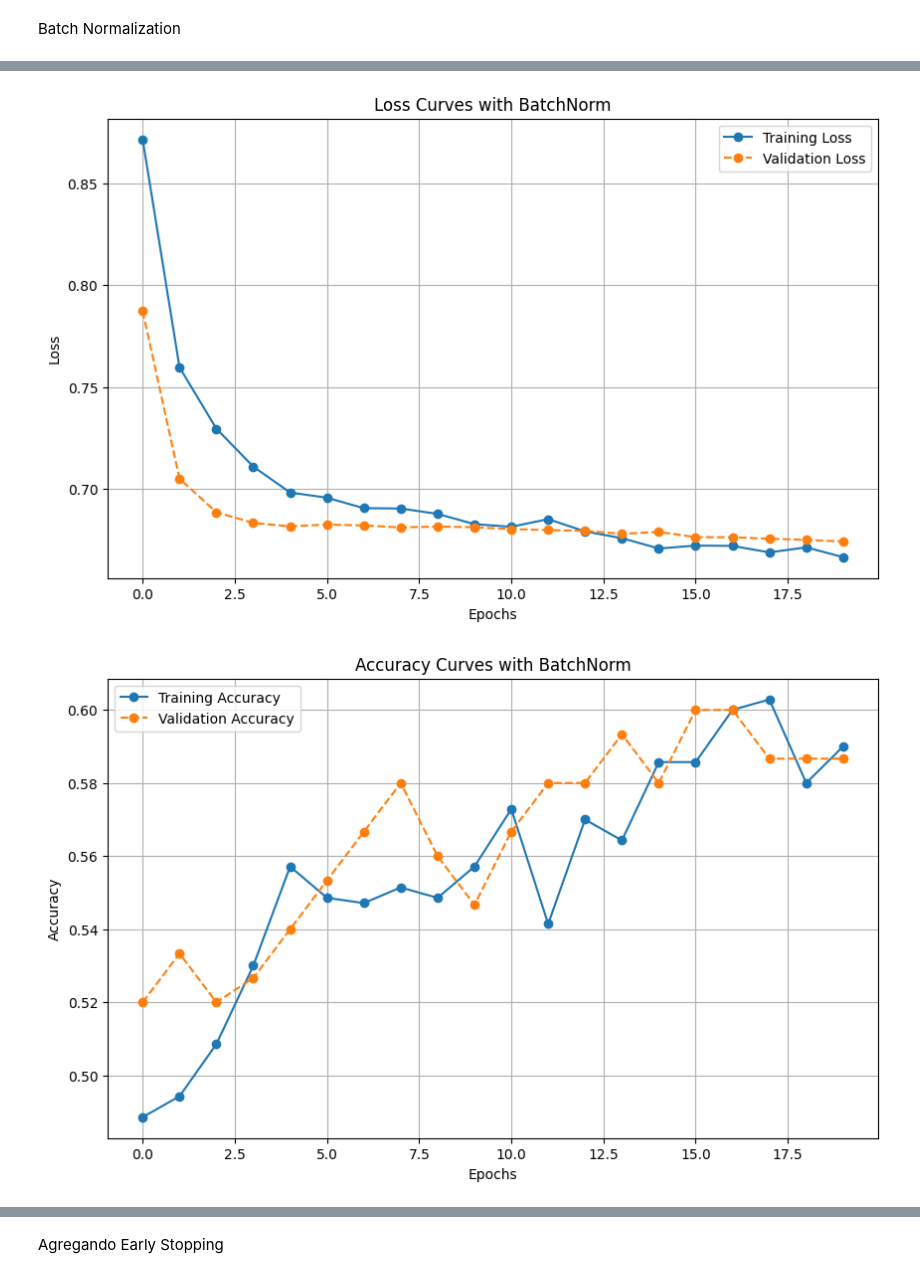
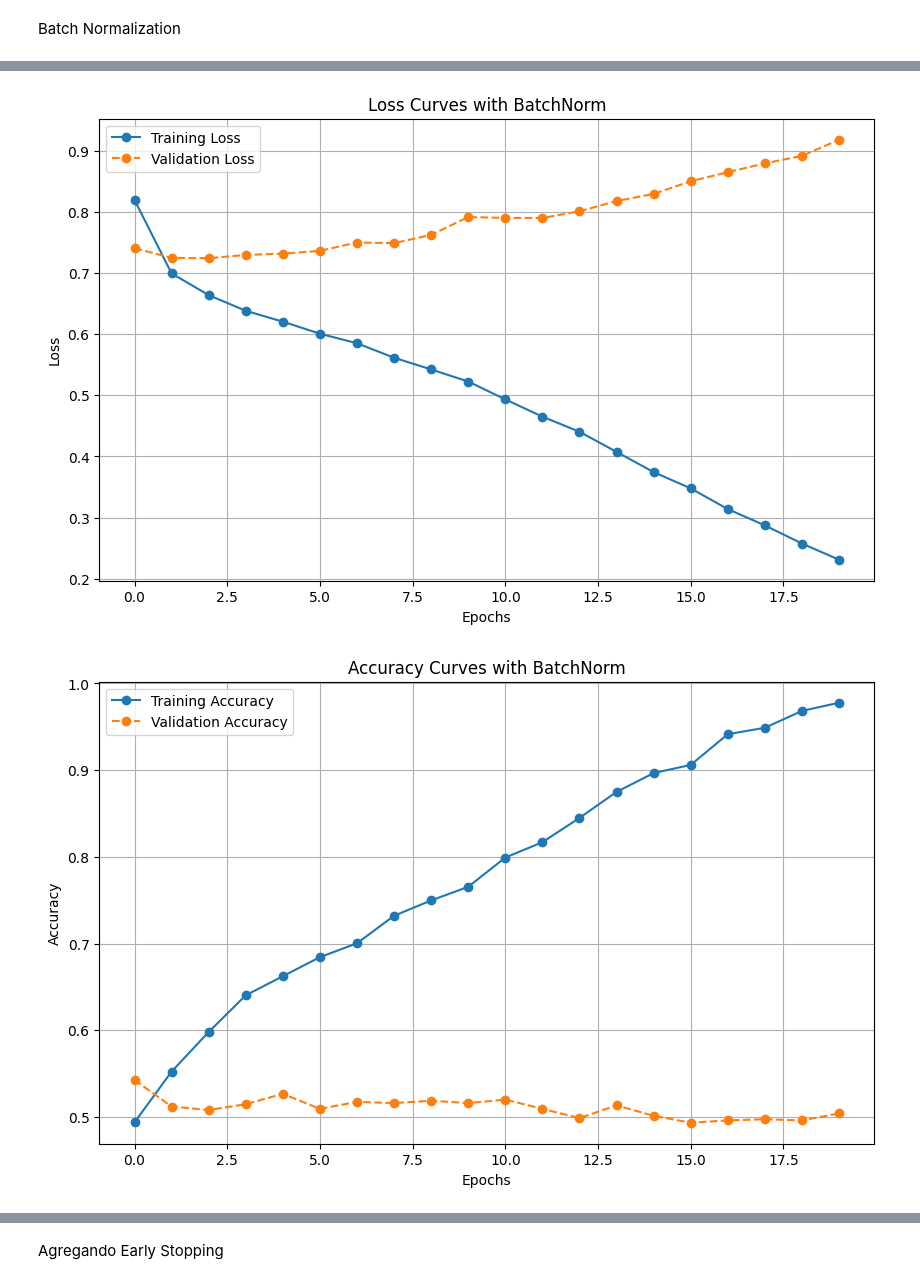
Before and after one commit to antargi/deeplearningfundamentals, a Jupyter notebook: lab1_try1.ipynb, the cells around one changed output, grey strips where cells are left out. Saved outputs shown, nothing was run; the diff lists cells and outputs as text; code cells hidden in the pictures.

```diff
--- a/lab1_try1.ipynb
+++ b/lab1_try1.ipynb
@@ -184,9 +184,9 @@ Algoritmos de optimización
 # %% [markdown]
 ##### 3.1 SGD (Descenso de Gradiente Estocástico)
 # %%
-def get_sgd_optimizer(model, lr=0.01):
+def get_sgd_optimizer(model, lr=0.01, weight_decay=0):
     """SGD Optimizer"""
-    return torch.optim.SGD(model.parameters(), lr=lr)
+    return torch.optim.SGD(model.parameters(), lr=lr,  weight_decay=weight_decay)
 # %% [markdown]
 ##### 3.2 SGD con Momentum
 # %%
@@ -690,24 +724,7 @@ Epoch:020 Train Acc:66.86% Loss:0.6203 Val Acc:51.07% Loss:0.7146 Time/epoch:0.0
 # %% [markdown]
 Batch Normalization
 # %%
-model = BatchNormFFNN(input_size=dataset.num_features, hidden_size1=32, hidden_size2=16, output_size=1)
-init_he(model)
-optimizer = get_sgd_momentum_optimizer(model, lr=0.01, momentum=0.9)
-criterion = nn.BCELoss()
-
-train_losses, val_losses, train_accuracies, val_accuracies = train_model(
-    model=model,
-    criterion=criterion,
-    optimizer=optimizer,
-    train_loader=train_loader,
-    val_loader=val_loader,
-    epochs=20
-)
-plot_loss_curves(train_losses, val_losses, title="Loss Curves with BatchNorm")
-plot_acc_curves(train_accuracies, val_accuracies, title="Accuracy Curves with BatchNorm")
-
-
-model = DropoutFFNN(input_size, hidden_size1, hidden_size2, output_size, dropout_prob=0.5)
+model = BatchNormFFNN(input_size=dataset.num_features, hidden_size1=hidden_size2, hidden_size2=hidden_size2, output_size=output_size)
 optimizer = get_sgd_momentum_optimizer(model, lr=0.005)
 init_he(model)
 train_losses, val_losses, train_accuracies, val_accuracies = train_model_loop(
@@ -719,6 +736,6 @@ train_losses, val_losses, train_accuracies, val_accuracies = train_model_loop(
     reports_every=1,
     device='cuda'
 )
-plot_loss_curves(train_losses, val_losses, title="Loss Curves")
-plot_acc_curves(train_accuracies, val_accuracies, title="Accuracy Curves")
+plot_loss_curves(train_losses, val_losses, title="Loss Curves with BatchNorm")
+plot_acc_curves(train_accuracies, val_accuracies, title="Accuracy Curves with BatchNorm")
 # %% [output]
@@ -745,2 +751,2 @@ Epoch 20/20, Training Loss: 0.6666, Validation Loss: 0.6743, Training Accuracy:
-[figure, old version]
+[figure, new version]
-[figure, old version]
+[figure, new version]
```
Also changed, not shown: parts of 37 cells of this notebook.
